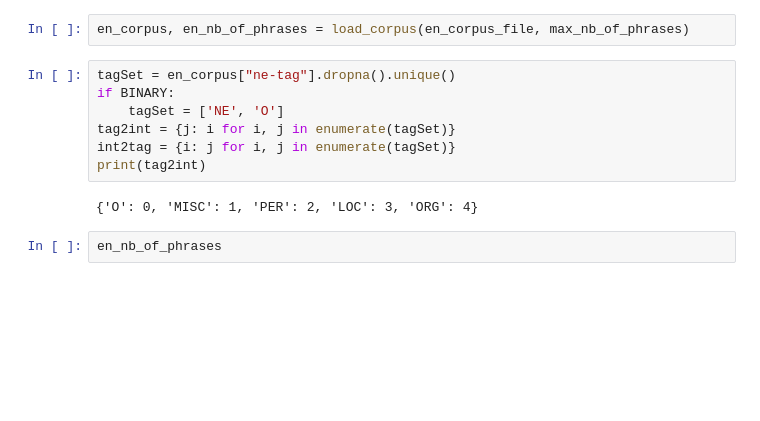
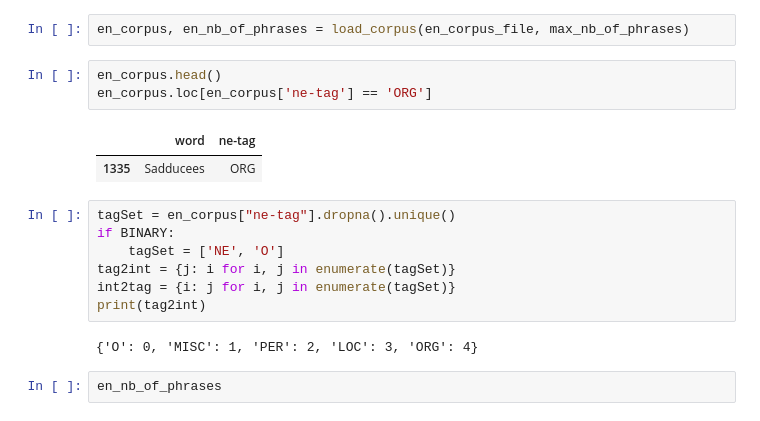
Before and after one commit to frankl1/Word2vec-For-NER-In-Low-Resource-Languages, a Jupyter notebook: fnn-ne-projection.ipynb, the cells around one changed output. Cells and saved outputs as stored; diff of their text form; blank space fills up the shorter version.

```diff
--- a/fnn-ne-projection.ipynb
+++ b/fnn-ne-projection.ipynb
@@ -211,5 +371,11 @@ def shuffle(X, y):
 # %%
 en_corpus, en_nb_of_phrases = load_corpus(en_corpus_file, max_nb_of_phrases)
+# %%
+en_corpus.head()
+en_corpus.loc[en_corpus['ne-tag'] == 'ORG']
+# %% [output]
+|  | word | ne-tag |
+| 1335 | Sadducees | ORG |
 # %%
 tagSet = en_corpus["ne-tag"].dropna().unique()
 if BINARY:
```
Also changed, not shown: parts of 37 cells of this notebook, 5 other files.
